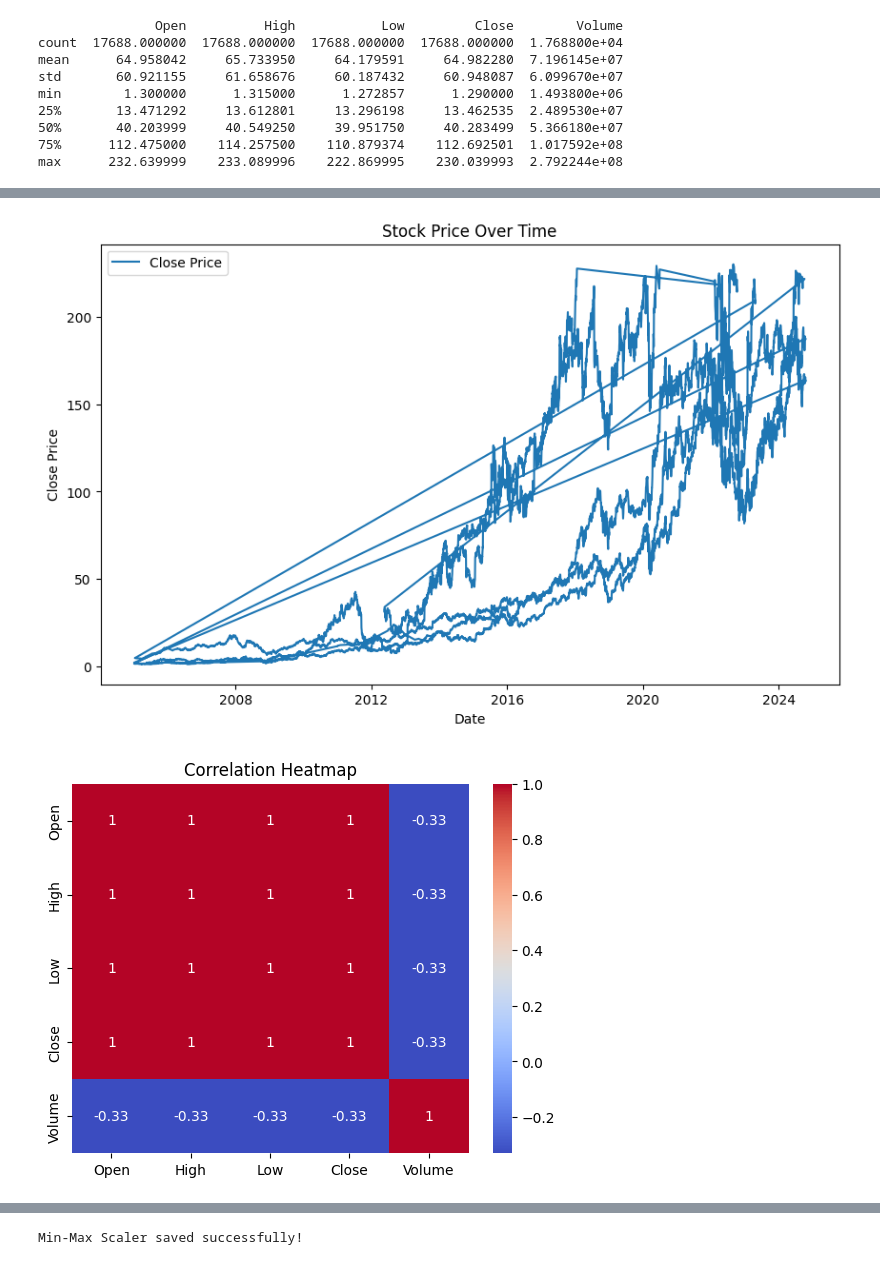
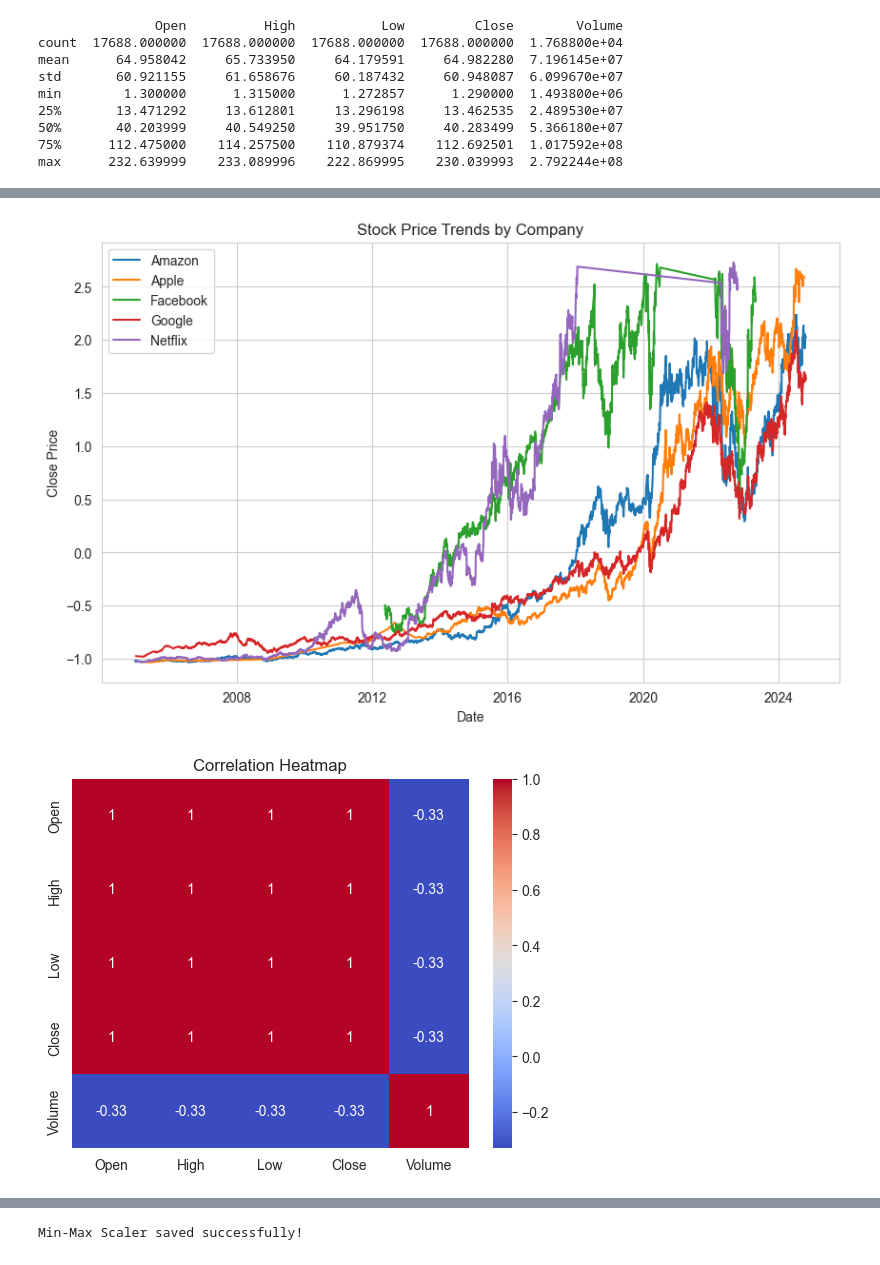
Before and after one commit to abineshm2104/Faang, a Jupyter notebook: data_preprocessing.ipynb, the cells around one changed output, grey strips where cells are left out. Saved outputs shown, nothing was run; the diff lists cells and outputs as text; code cells hidden in the pictures.

```diff
--- a/data_preprocessing.ipynb
+++ b/data_preprocessing.ipynb
@@ -248,3 +281,3 @@ df.describe()
 # %%
 # One-hot encode the 'Company' column
-df = pd.get_dummies(df, columns=['Company'], drop_first=True)
+df = pd.get_dummies(df, columns=['Company'])
@@ -302,14 +357,21 @@ import matplotlib.pyplot as plt
 # %%
-#Line Chart
+import matplotlib.pyplot as plt
+
 plt.figure(figsize=(10, 6))
-plt.plot(df['Date'], df['Close'], label='Close Price')
-plt.title('Stock Price Over Time')
+
+company_columns = [col for col in df.columns if col.startswith("Company_")]
+
+for company in company_columns:
+    subset = df[df[company] == True]  # Select rows where the company column is True
+    plt.plot(subset['Date'], subset['Close_zscore'], label=company.replace("Company_", ""))
+
+plt.title('Stock Price Trends by Company')
 plt.xlabel('Date')
 plt.ylabel('Close Price')
 plt.legend()
 plt.show()
 # %% [output]
-[figure, old version]
+[figure, new version]
 # %%
 #Heat Map
 import seaborn as sns
@@ -317,4 +379,4 @@ sns.heatmap(df[['Open', 'High', 'Low', 'Close', 'Volume']].corr(), annot=True, c
 plt.title('Correlation Heatmap')
 plt.show()
 # %% [output]
-[figure, old version]
+[figure, new version]
```
Also changed, not shown: parts of 83 cells of this notebook, 23 other files.
